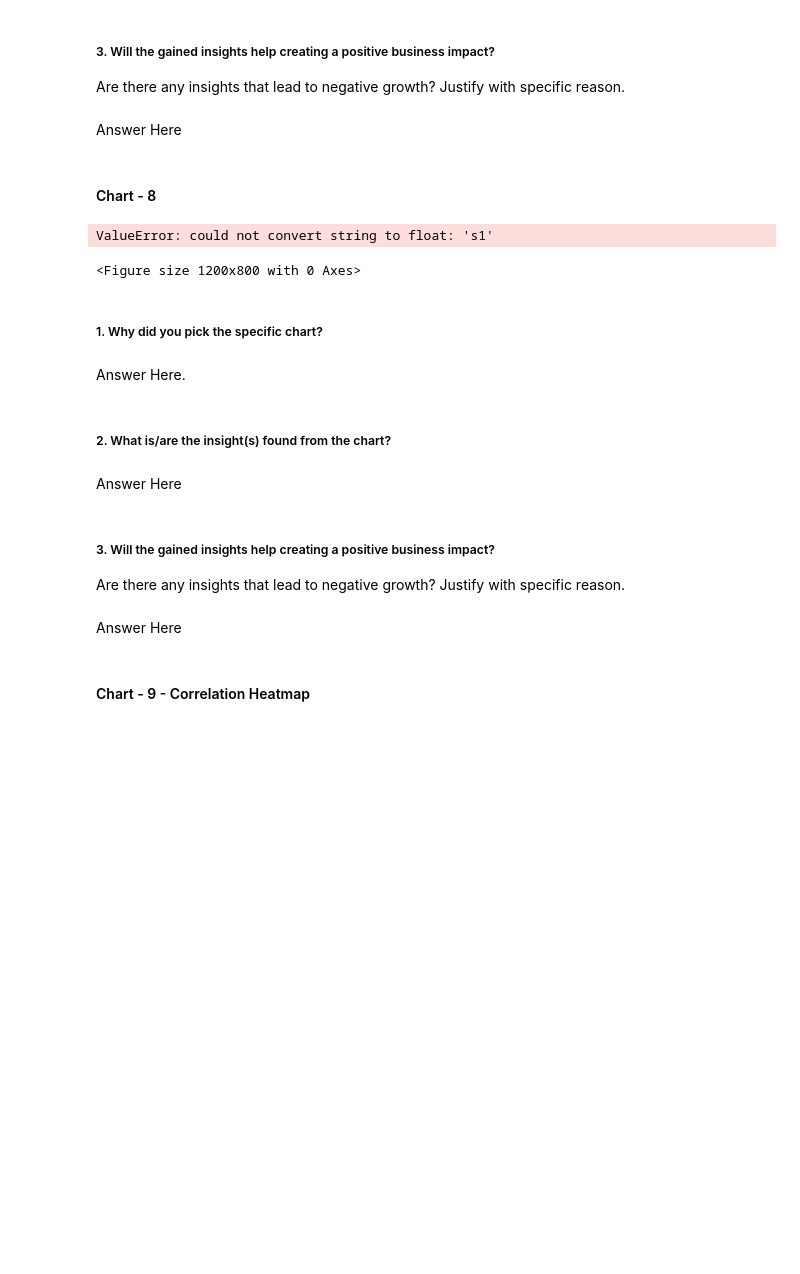
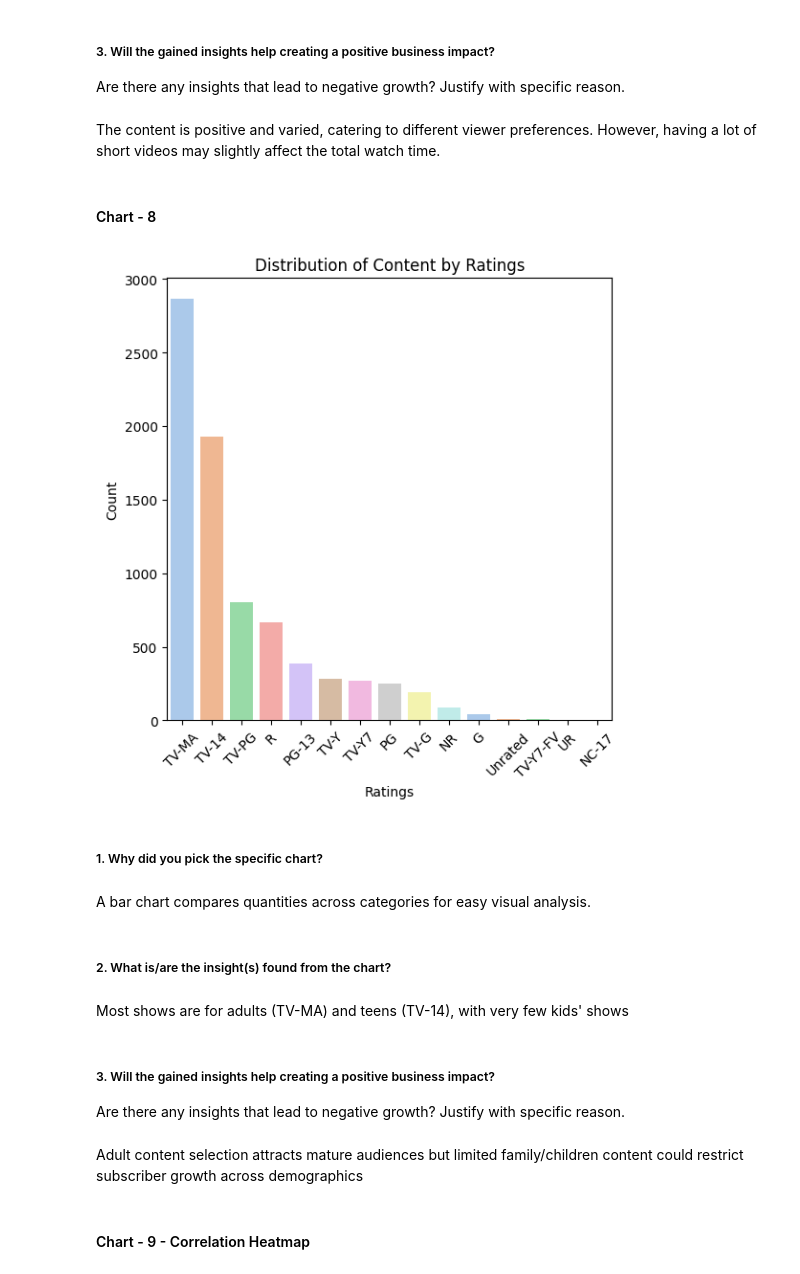
Before and after one commit to Manikanta898/Unsupervised-ML---Netflix-Movies-and-TV-Shows-Clustering, a Jupyter notebook: Netflix_Movies_and_TV_Shows_Clustering.ipynb, the cells around one changed output. Cells and saved outputs as stored; diff of their text form; code cells hidden in the pictures; blank space fills up the shorter version.

```diff
--- a/Netflix_Movies_and_TV_Shows_Clustering.ipynb
+++ b/Netflix_Movies_and_TV_Shows_Clustering.ipynb
@@ -653,33 +655,36 @@ Answer Here
 # %% [markdown]
 ##### 3. Will the gained insights help creating a positive business impact?
 Are there any insights that lead to negative growth? Justify with specific reason.
-# %% [markdown]
-Answer Here
+# %% [markdown]
+The content is positive and varied, catering to different viewer preferences. However, having a lot of short videos may slightly affect the total watch time.
 # %% [markdown]
 #### Chart - 8
-# %%
-# Chart - 8 visualization code
-plt.figure(figsize=(12,8))
-correlation_matrix = df.corr()
-sns.heatmap(correlation_matrix, annot=True, cmap='coolwarm')
-plt.title('Correlation Heatmap of Netflix Dataset')
-plt.show()
-# %% [output]
-ValueError: could not convert string to float: 's1'
-<Figure size 1200x800 with 0 Axes>
+# %%
+# Chart - 8 visualization code
+rating_counts = df['rating'].value_counts()
+plt.figure(figsize=(6, 6))
+# Plotting the bar plot
+sns.barplot(x=rating_counts.index, y=rating_counts.values, palette="pastel")
+plt.title('Distribution of Content by Ratings')
+plt.xlabel('Ratings')
+plt.ylabel('Count')
+plt.xticks(rotation=45)
+plt.show()
+# %% [output]
+[figure, added]
 # %% [markdown]
 ##### 1. Why did you pick the specific chart?
-# %% [markdown]
-Answer Here.
+# %% [markdown]
+A bar chart compares quantities across categories for easy visual analysis.
 # %% [markdown]
 ##### 2. What is/are the insight(s) found from the chart?
-# %% [markdown]
-Answer Here
+# %% [markdown]
+Most shows are for adults (TV-MA) and teens (TV-14), with very few kids' shows
 # %% [markdown]
 ##### 3. Will the gained insights help creating a positive business impact?
 Are there any insights that lead to negative growth? Justify with specific reason.
-# %% [markdown]
-Answer Here
+# %% [markdown]
+Adult content selection attracts mature audiences but limited family/children content could restrict subscriber growth across demographics
 # %% [markdown]
 #### Chart - 9 - Correlation Heatmap
 # %%
```
Also changed, not shown: parts of 58 cells of this notebook.
